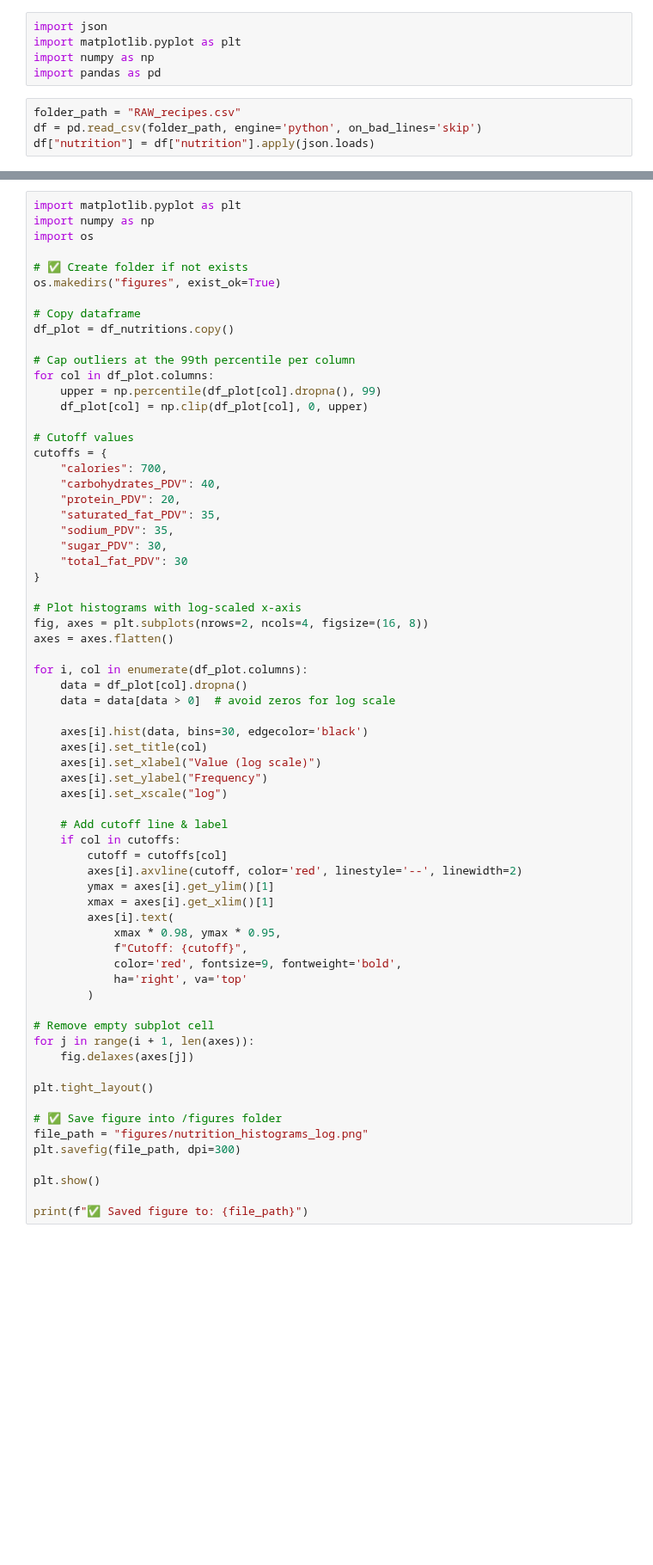
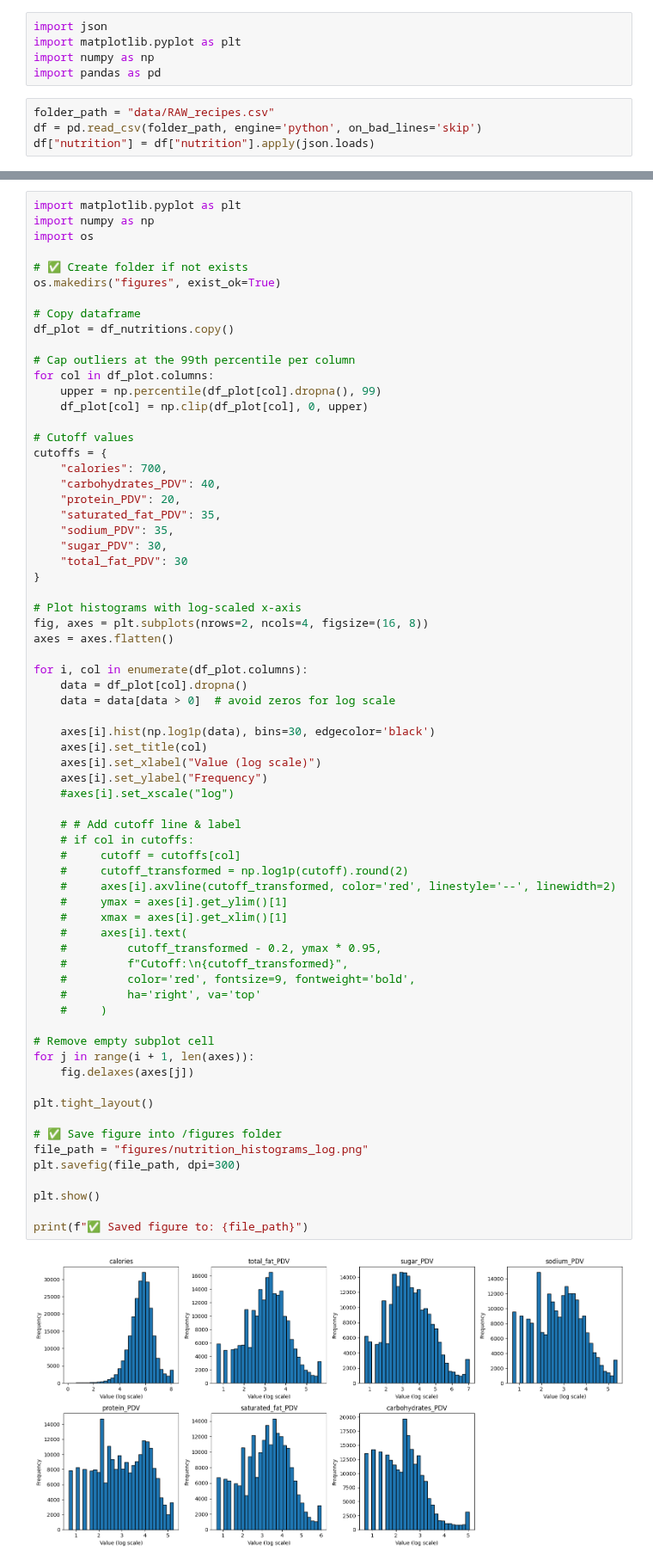
Before and after one commit to BSDSBA-JF/ML-II-Labs, a Jupyter notebook: BDCC-01/01_eda.ipynb, the cells around one changed output, grey strips where cells are left out. Shown at 86% size. Cells and saved outputs as stored; diff of their text form; blank space fills up the shorter version.

Commit message:
Edited the histogram

```diff
--- a/BDCC-01/01_eda.ipynb
+++ b/BDCC-01/01_eda.ipynb
@@ -6,7 +6,7 @@ import matplotlib.pyplot as plt
 import numpy as np
 import pandas as pd
 # %%
-folder_path = "RAW_recipes.csv"
+folder_path = "data/RAW_recipes.csv"
 df = pd.read_csv(folder_path, engine='python', on_bad_lines='skip')
 df["nutrition"] = df["nutrition"].apply(json.loads)
 # %%
@@ -50,44 +57,47 @@ cutoffs = {
     "sugar_PDV": 30,
     "total_fat_PDV": 30
 }
 
 # Plot histograms with log-scaled x-axis
 fig, axes = plt.subplots(nrows=2, ncols=4, figsize=(16, 8))
 axes = axes.flatten()
 
 for i, col in enumerate(df_plot.columns):
     data = df_plot[col].dropna()
     data = data[data > 0]  # avoid zeros for log scale
 
-    axes[i].hist(data, bins=30, edgecolor='black')
+    axes[i].hist(np.log1p(data), bins=30, edgecolor='black')
     axes[i].set_title(col)
     axes[i].set_xlabel("Value (log scale)")
     axes[i].set_ylabel("Frequency")
-    axes[i].set_xscale("log")
+    #axes[i].set_xscale("log")
 
-    # Add cutoff line & label
-    if col in cutoffs:
-        cutoff = cutoffs[col]
-        axes[i].axvline(cutoff, color='red', linestyle='--', linewidth=2)
-        ymax = axes[i].get_ylim()[1]
-        xmax = axes[i].get_xlim()[1]
-        axes[i].text(
-            xmax * 0.98, ymax * 0.95,
-            f"Cutoff: {cutoff}",
-            color='red', fontsize=9, fontweight='bold',
-            ha='right', va='top'
-        )
+    # # Add cutoff line & label
+    # if col in cutoffs:
+    #     cutoff = cutoffs[col]
+    #     cutoff_transformed = np.log1p(cutoff).round(2)
+    #     axes[i].axvline(cutoff_transformed, color='red', linestyle='--', linewidth=2)
+    #     ymax = axes[i].get_ylim()[1]
+    #     xmax = axes[i].get_xlim()[1]
+    #     axes[i].text(
+    #         cutoff_transformed - 0.2, ymax * 0.95,
+    #         f"Cutoff:\n{cutoff_transformed}",
+    #         color='red', fontsize=9, fontweight='bold',
+    #         ha='right', va='top'
+    #     )
 
 # Remove empty subplot cell
 for j in range(i + 1, len(axes)):
     fig.delaxes(axes[j])
 
 plt.tight_layout()
 
 # ✅ Save figure into /figures folder
 file_path = "figures/nutrition_histograms_log.png"
 plt.savefig(file_path, dpi=300)
 
 plt.show()
 
 print(f"✅ Saved figure to: {file_path}")
+# %% [output]
+[figure, added]
```
Also changed, not shown: parts of 3 cells of this notebook, 2 other files.
